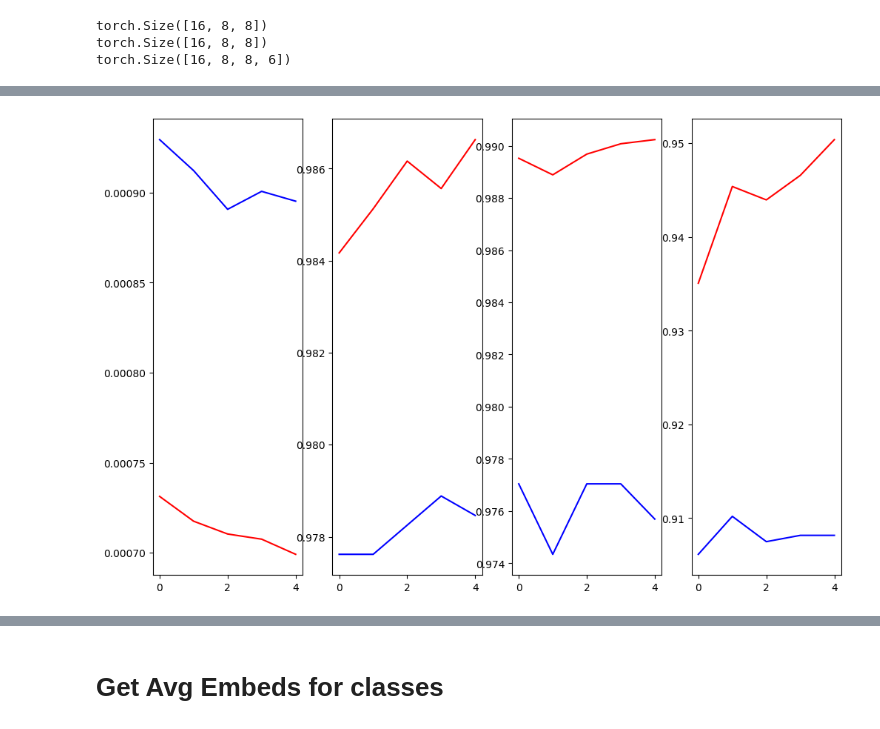
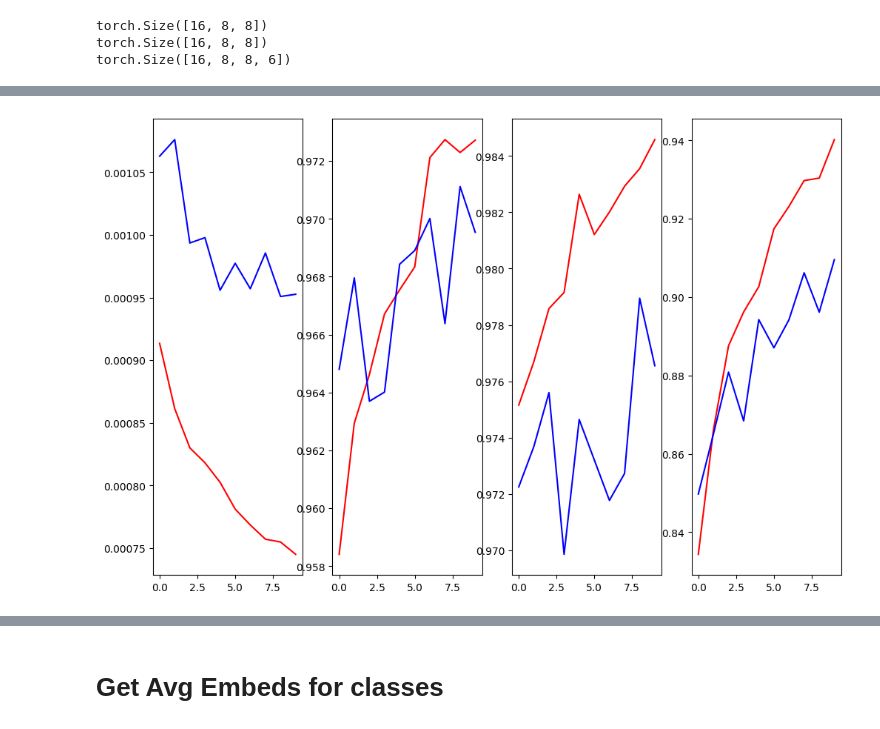
Before and after one commit to MostafaBelo/thesis_chess_lens, a Jupyter notebook: src/PieceDetection/PieceDetection_CNN/main.ipynb, the cells around one changed output, grey strips where cells are left out. Cells and saved outputs as stored; diff of their text form; code cells hidden in the pictures.

```diff
--- a/src/PieceDetection/PieceDetection_CNN/main.ipynb
+++ b/src/PieceDetection/PieceDetection_CNN/main.ipynb
@@ -632,5 +632,5 @@ def train(model: nn.Module, train_loader, valid_loader, lr=1e-3, epochs=30, rela
     plt.plot(range(epochs), tracked_train_acc["piece_type"], c='r');
     plt.plot(range(epochs), tracked_valid_acc["piece_type"], c='b');
 # %%
-train(model, train_dl, valid_dl, epochs=5, lr=1e-4)
+train(model, train_dl, valid_dl, epochs=10, lr=1e-3)
 # %% [output]
@@ -645 +651 @@ Epoch 5/5 |  Train Loss 0.0007 | Train Accuracy 0.99 0.99 0.95 | Valid Loss 0.00
-[figure, old version]
+[figure, new version]
```
Also changed, not shown: parts of 6 cells of this notebook, 9 other files.
